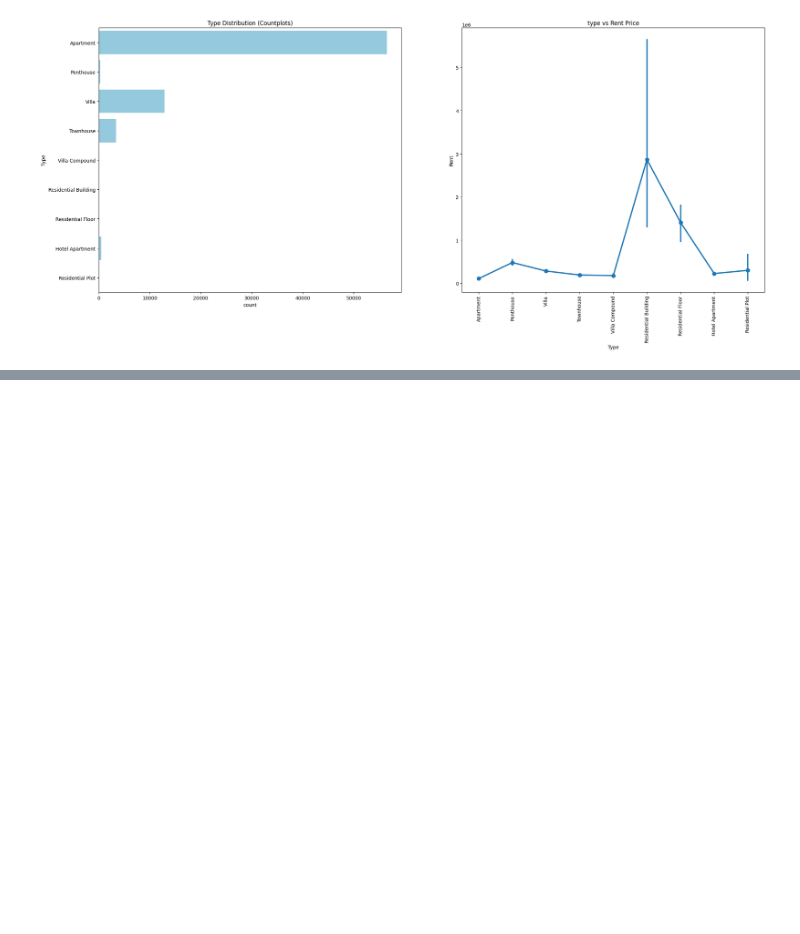
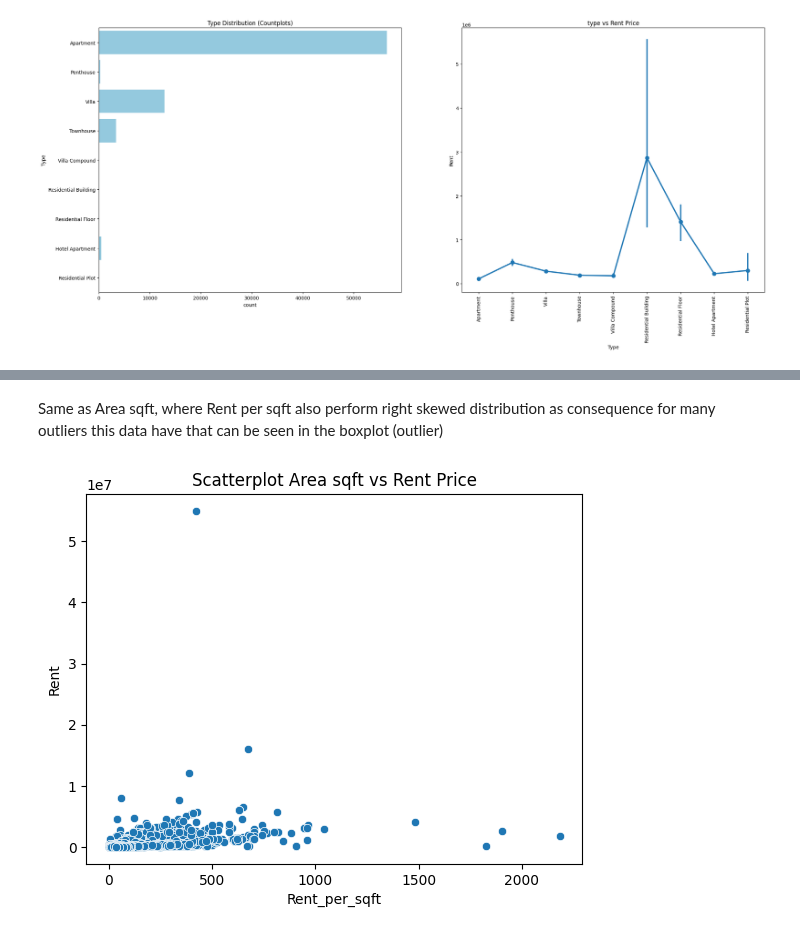
Before and after one commit to JonathanSuryaS/AOL---Machine-Learning, a Jupyter notebook: dubai.ipynb, the cells around one changed output, grey strips where cells are left out. Cells and saved outputs as stored; diff of their text form; code cells hidden in the pictures; blank space fills up the shorter version.

```diff
--- a/dubai.ipynb
+++ b/dubai.ipynb
@@ -149,0 +183,8 @@ plt.show()
+# %% [markdown]
+Same as Area sqft, where Rent per sqft also perform right skewed distribution as consequence for many outliers this data have that can be seen in the boxplot (outlier)
+# %%
+sns.scatterplot(data = data, x = 'Rent_per_sqft', y = 'Rent')
+plt.title('Scatterplot Area sqft vs Rent Price')
+plt.show()
+# %% [output]
+[figure, added]
```
Also changed, not shown: parts of 27 cells of this notebook.
